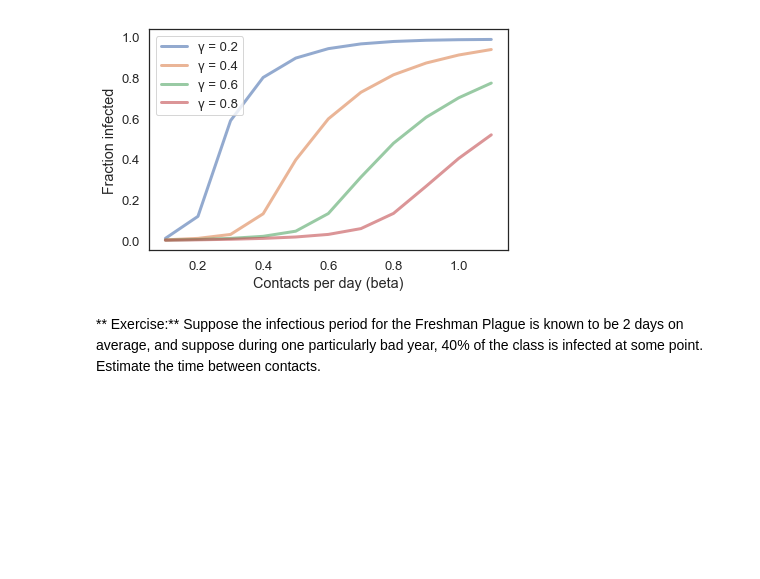
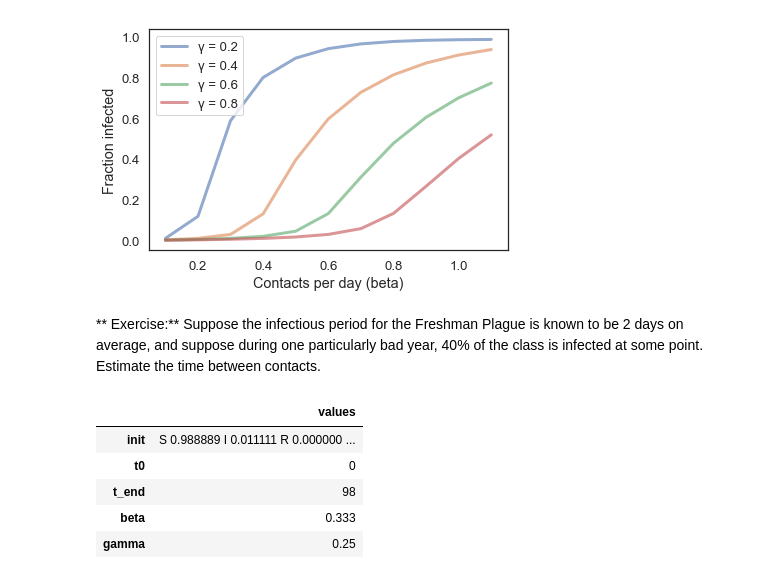
Before and after one commit to ANordwall/ModSimPy, a Jupyter notebook: code/chap13-Mine.ipynb, the cells around one changed output. Drawn from its saved outputs; the diff is of its cells as text; code cells hidden in the pictures; blank space fills up the shorter version.

```diff
--- a/code/chap13-Mine.ipynb
+++ b/code/chap13-Mine.ipynb
@@ -256,0 +274,9 @@ Saving figure to file figs/chap06-fig02.pdf
+# %%
+system = make_system(0.333, 0.25)
+# %% [output]
+|  | values |
+| init | S 0.988889 I 0.011111 R 0.000000 ... |
+| t0 | 0 |
+| t_end | 98 |
+| beta | 0.333 |
+| gamma | 0.25 |
```
Also changed, not shown: parts of 5 cells of this notebook, 7 other files.
